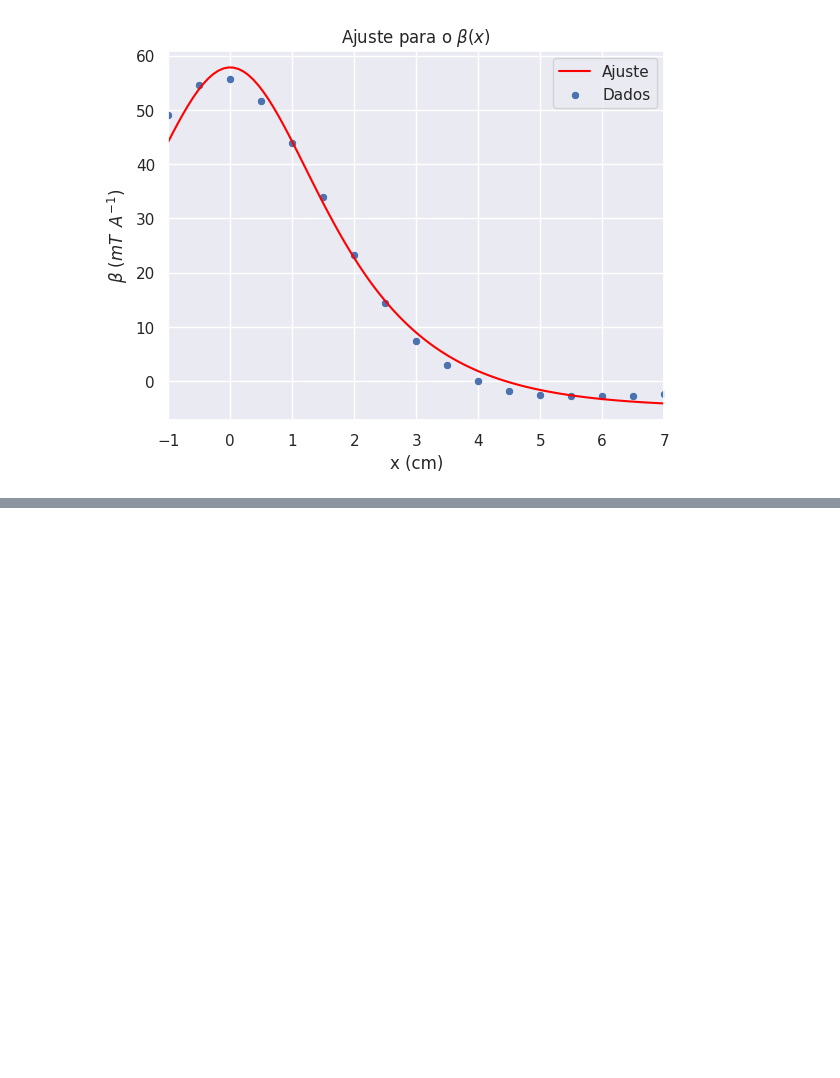
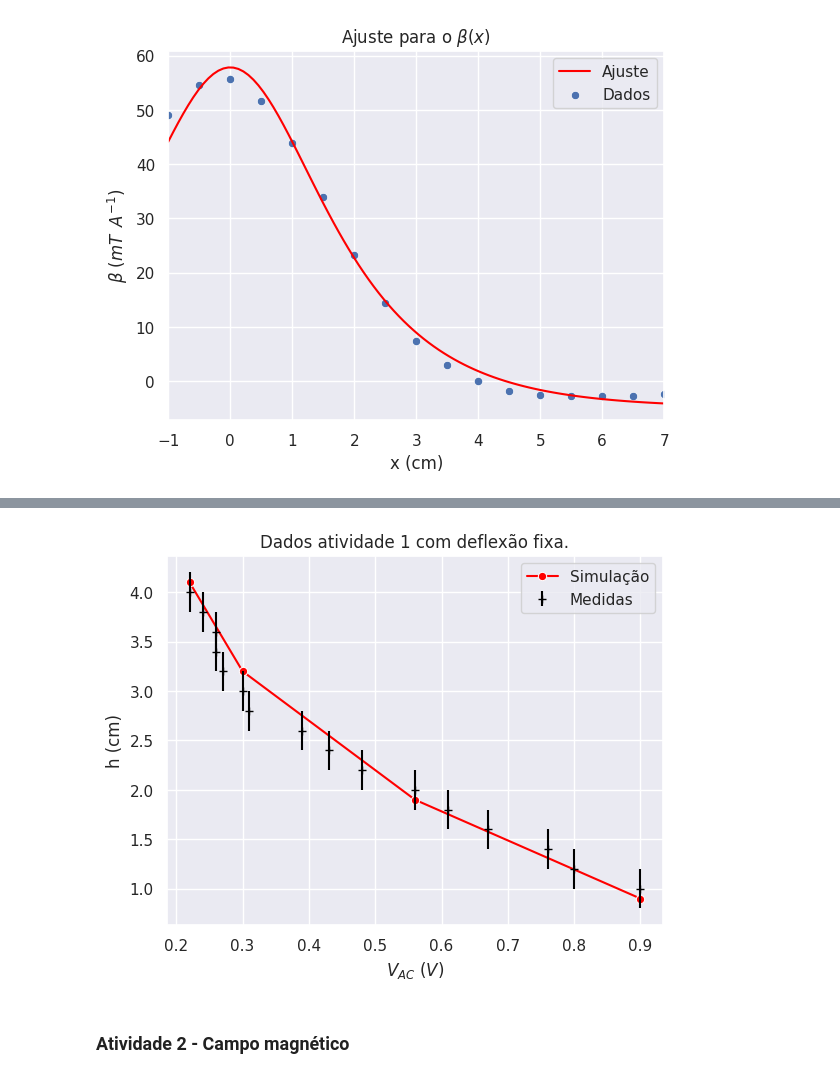
Before and after one commit to ivfreire/lab_3, a Jupyter notebook: Experimento 3/Atividade 3/analise.ipynb, the cells around one changed output, grey strips where cells are left out. Drawn from its saved outputs; the diff is of its cells as text; code cells hidden in the pictures; blank space fills up the shorter version.

```diff
--- a/Experimento 3/Atividade 3/analise.ipynb
+++ b/Experimento 3/Atividade 3/analise.ipynb
@@ -114,0 +136,16 @@ np.savetxt('beta.txt', b)
+# %%
+plt.title('Dados atividade 1 com deflexão fixa.')
+
+sns.lineplot(x=sim[0], y=sim[1], color='red', marker='o', label='Simulação')
+plt.errorbar(x=exp[0], y=exp[1], yerr=0.2, fmt=' ', marker='+', color='black', label='Medidas')
+
+plt.xlabel('$V_{AC}$ ($V$)')
+plt.ylabel('h (cm)')
+plt.legend()
+
+plt.savefig('plots/atv1_deflexfix.png', dpi=300, bbox_inches='tight')
+plt.show()
+# %% [output]
+[figure, added]
+# %% [markdown]
+### Atividade 2 - Campo magnético
```
Also changed, not shown: parts of 12 cells of this notebook.
